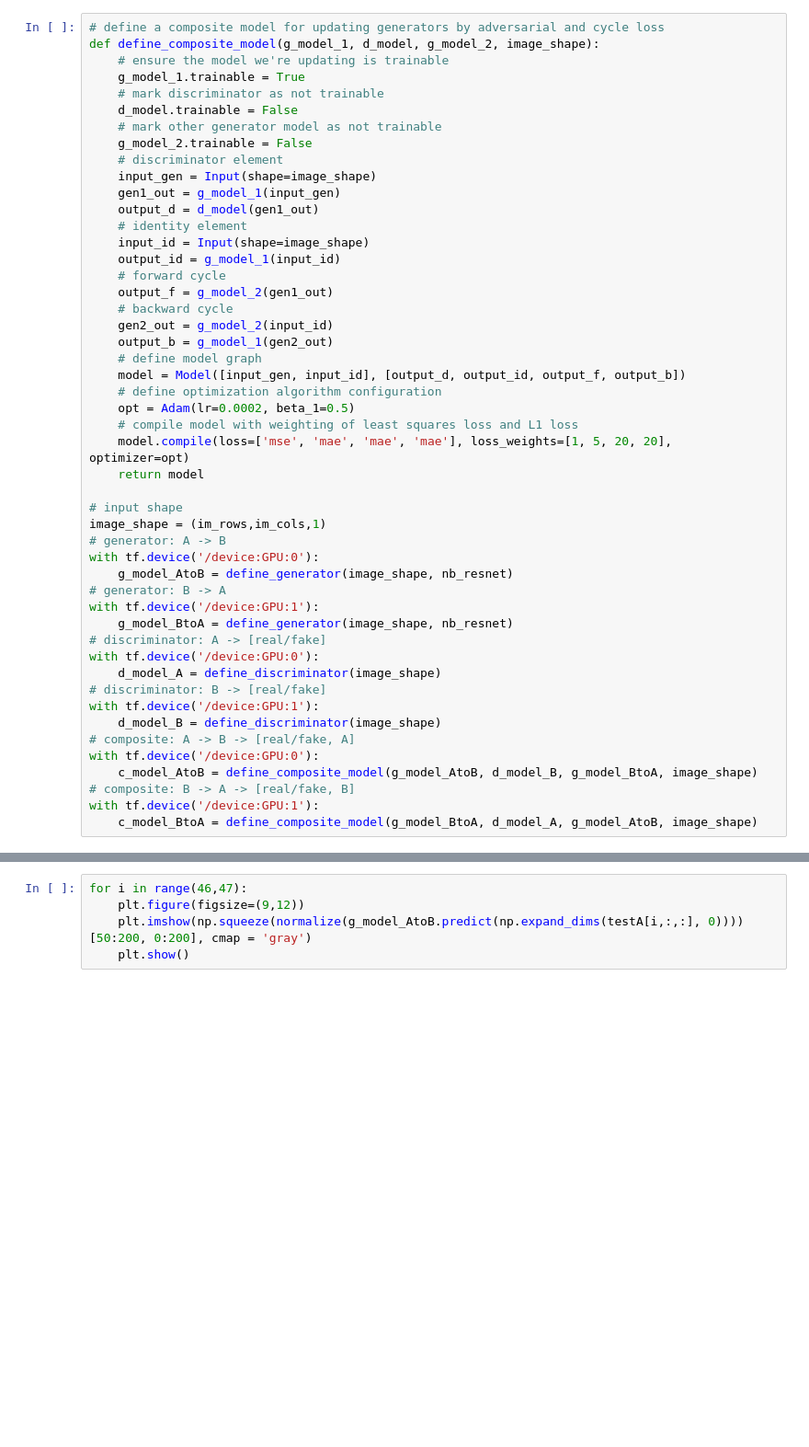
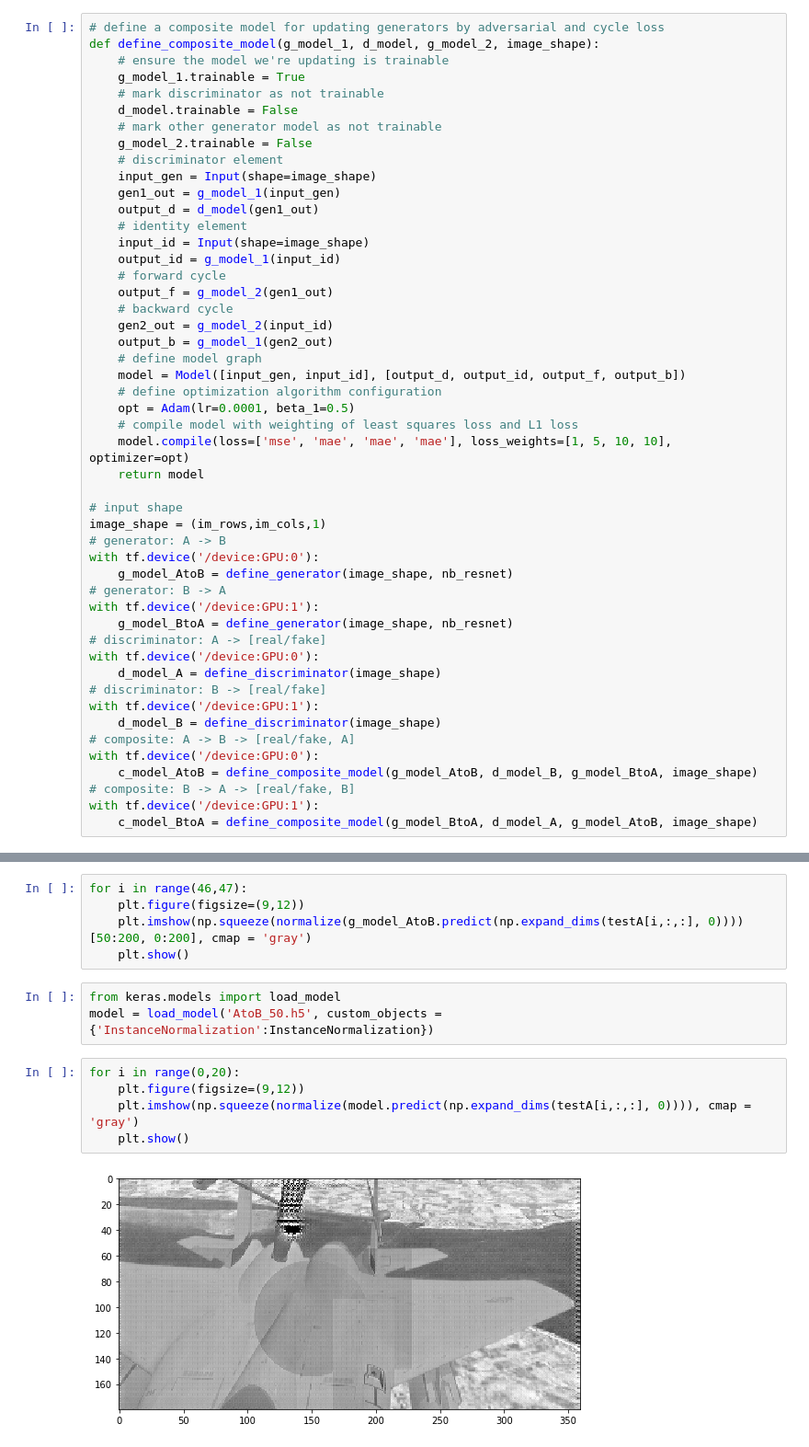
Before and after one commit to trentkyono/toolbox, a Jupyter notebook: GANs/Cycle-GAN-grayscale.ipynb, the cells around one changed output, grey strips where cells are left out. Shown at 92% size. Drawn from its saved outputs; the diff is of its cells as text; blank space fills up the shorter version.

```diff
--- a/GANs/Cycle-GAN-grayscale.ipynb
+++ b/GANs/Cycle-GAN-grayscale.ipynb
@@ -155,9 +153,9 @@ def define_composite_model(g_model_1, d_model, g_model_2, image_shape):
     # define model graph
     model = Model([input_gen, input_id], [output_d, output_id, output_f, output_b])
     # define optimization algorithm configuration
-    opt = Adam(lr=0.0002, beta_1=0.5)
+    opt = Adam(lr=0.0001, beta_1=0.5)
     # compile model with weighting of least squares loss and L1 loss
-    model.compile(loss=['mse', 'mae', 'mae', 'mae'], loss_weights=[1, 5, 20, 20], optimizer=opt)
+    model.compile(loss=['mse', 'mae', 'mae', 'mae'], loss_weights=[1, 5, 10, 10], optimizer=opt)
     return model
 
 # input shape
@@ -345,3 +364,13 @@ for i in range(46,47):
     plt.figure(figsize=(9,12))
     plt.imshow(np.squeeze(normalize(g_model_AtoB.predict(np.expand_dims(testA[i,:,:], 0))))[50:200, 0:200], cmap = 'gray')
     plt.show()
+# %%
+from keras.models import load_model
+model = load_model('AtoB_50.h5', custom_objects = {'InstanceNormalization':InstanceNormalization})
+# %%
+for i in range(0,20):
+    plt.figure(figsize=(9,12))
+    plt.imshow(np.squeeze(normalize(model.predict(np.expand_dims(testA[i,:,:], 0)))), cmap = 'gray')
+    plt.show()
+# %% [output]
+[figure, added]
```
Also changed, not shown: parts of 6 cells of this notebook.
